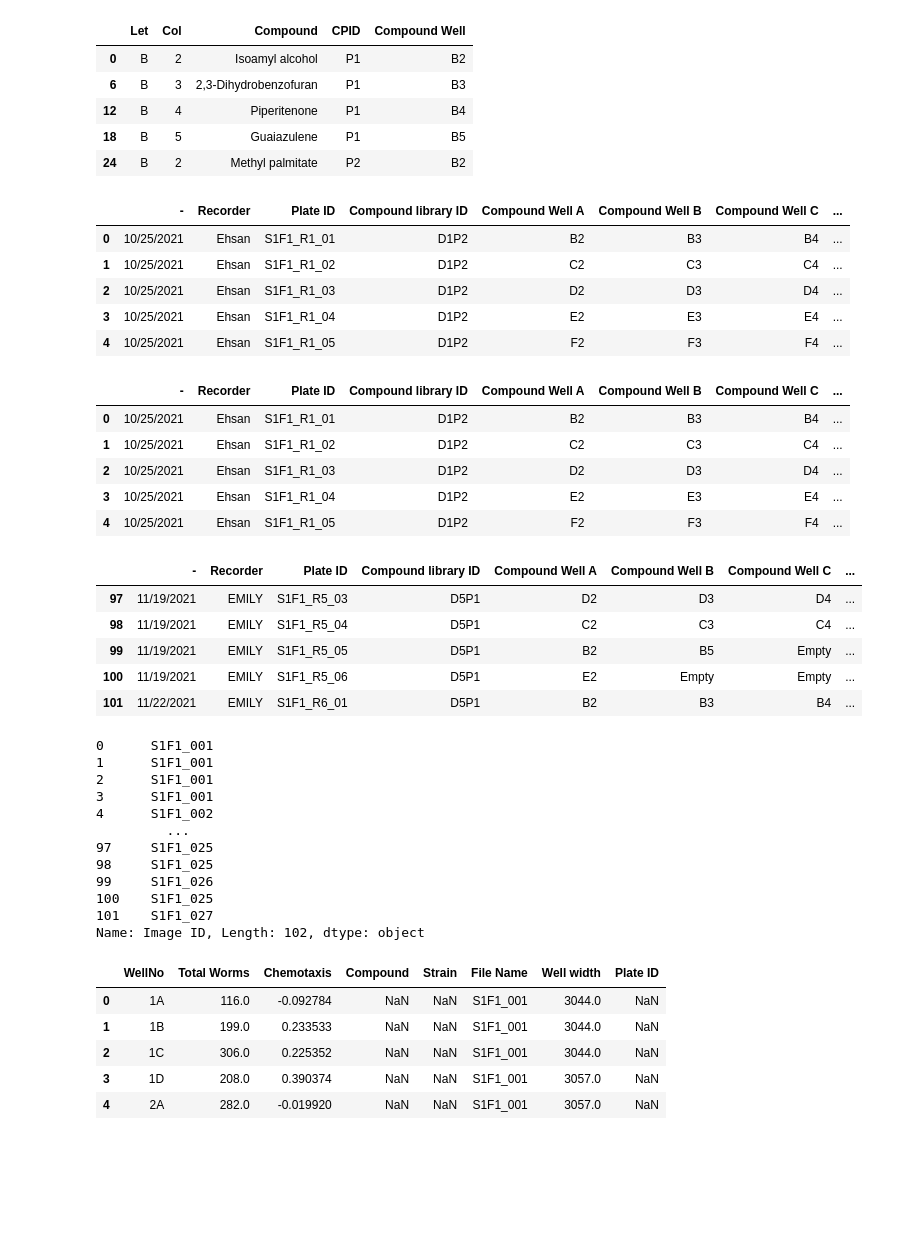
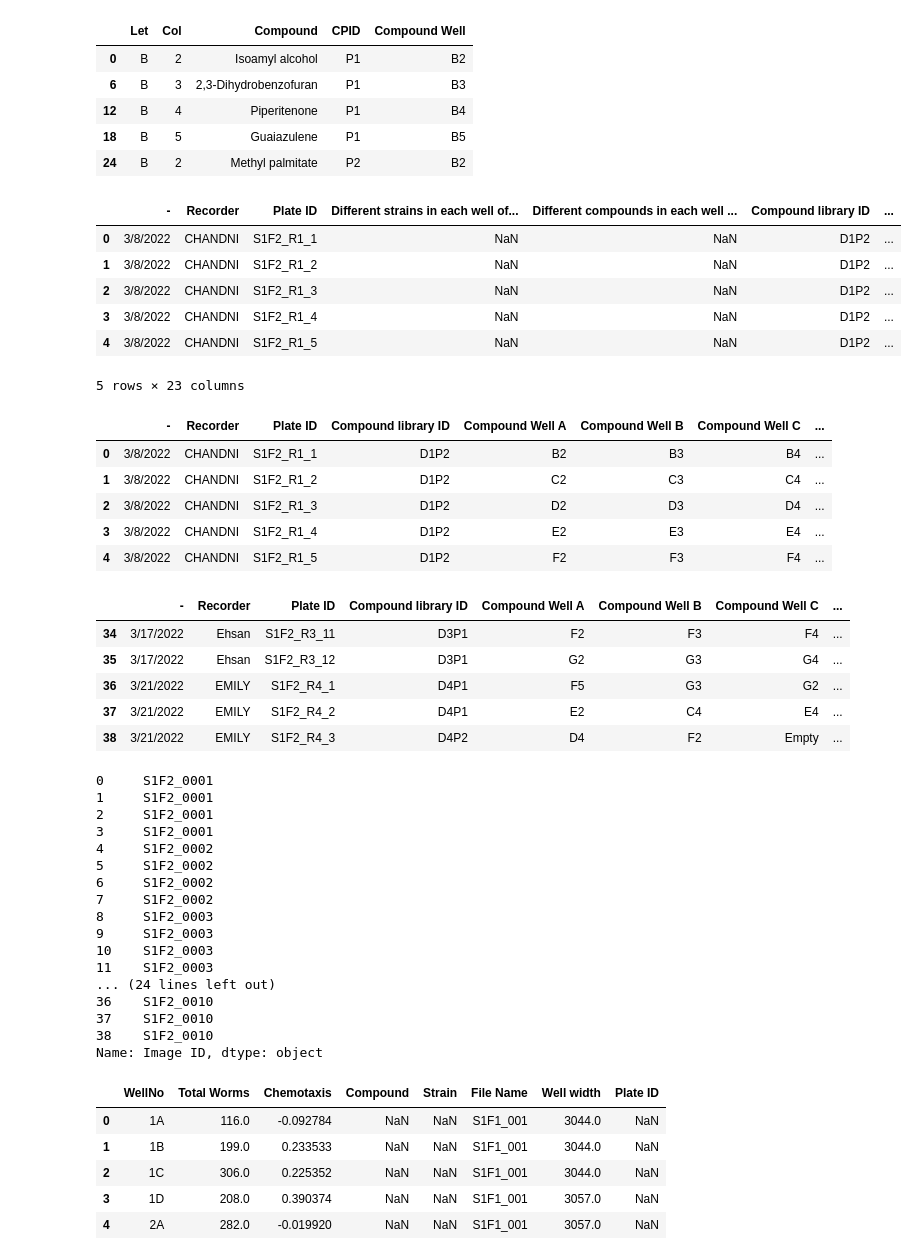
Before and after one commit to Neuroplant-Resources/Neuroplant-OWL, a Jupyter notebook: S1/S1F1_unblinding.ipynb, the cells around one changed output. Cells and saved outputs as stored; diff of their text form; code cells hidden in the pictures; blank space fills up the shorter version.

Commit message:
Connected metadata to wormgui outputs

```diff
--- a/S1/S1F1_unblinding.ipynb
+++ b/S1/S1F1_unblinding.ipynb
@@ -28,17 +28,18 @@ ckey.head()
 | 18 | B | 5 | Guaiazulene | P1 | B5 |
 | 24 | B | 2 | Methyl palmitate | P2 | B2 |
 # %%
-md = pd.read_csv('D:/_2021_08_screen/S1fu/S1F1_metadata.csv', delimiter=',', encoding='utf-8-sig')
-md.drop(md.columns[[3, 4, 12, 13, 16, 17]], axis = 1, inplace = True)
+md = pd.read_csv('C:/Users/Emily/Desktop/current_analysis/S1F2/S1F2_md.csv', delimiter=',', encoding='utf-8-sig')
+#md.drop(md.columns[[3, 4, 12, 13, 16, 17]], axis = 1, inplace = True)
 md['CPID'] = md['Compound library ID'].str[2:4]
 md.head()
 # %% [output]
-|  | - | Recorder | Plate ID | Compound library ID | Compound Well A | Compound Well B | Compound Well C | ... |
-| 0 | 10/25/2021 | Ehsan | S1F1_R1_01 | D1P2 | B2 | B3 | B4 | ... |
-| 1 | 10/25/2021 | Ehsan | S1F1_R1_02 | D1P2 | C2 | C3 | C4 | ... |
-| 2 | 10/25/2021 | Ehsan | S1F1_R1_03 | D1P2 | D2 | D3 | D4 | ... |
-| 3 | 10/25/2021 | Ehsan | S1F1_R1_04 | D1P2 | E2 | E3 | E4 | ... |
-| 4 | 10/25/2021 | Ehsan | S1F1_R1_05 | D1P2 | F2 | F3 | F4 | ... |
+|  | - | Recorder | Plate ID | Different strains in each well of... | Different compounds in each well ... | Compound library ID | ... |
+| 0 | 3/8/2022 | CHANDNI | S1F2_R1_1 | NaN | NaN | D1P2 | ... |
+| 1 | 3/8/2022 | CHANDNI | S1F2_R1_2 | NaN | NaN | D1P2 | ... |
+| 2 | 3/8/2022 | CHANDNI | S1F2_R1_3 | NaN | NaN | D1P2 | ... |
+| 3 | 3/8/2022 | CHANDNI | S1F2_R1_4 | NaN | NaN | D1P2 | ... |
+| 4 | 3/8/2022 | CHANDNI | S1F2_R1_5 | NaN | NaN | D1P2 | ... |
+5 rows × 23 columns
 # %%
 md['Scanner Slot:'] = md['Scanner Slot:'].apply(str)
 # %%
@@ -47,21 +48,21 @@ md = md[df_obj.columns] = df_obj.apply(lambda x: x.str.strip())
 md.head()
 # %% [output]
 |  | - | Recorder | Plate ID | Compound library ID | Compound Well A | Compound Well B | Compound Well C | ... |
-| 0 | 10/25/2021 | Ehsan | S1F1_R1_01 | D1P2 | B2 | B3 | B4 | ... |
-| 1 | 10/25/2021 | Ehsan | S1F1_R1_02 | D1P2 | C2 | C3 | C4 | ... |
-| 2 | 10/25/2021 | Ehsan | S1F1_R1_03 | D1P2 | D2 | D3 | D4 | ... |
-| 3 | 10/25/2021 | Ehsan | S1F1_R1_04 | D1P2 | E2 | E3 | E4 | ... |
-| 4 | 10/25/2021 | Ehsan | S1F1_R1_05 | D1P2 | F2 | F3 | F4 | ... |
+| 0 | 3/8/2022 | CHANDNI | S1F2_R1_1 | D1P2 | B2 | B3 | B4 | ... |
+| 1 | 3/8/2022 | CHANDNI | S1F2_R1_2 | D1P2 | C2 | C3 | C4 | ... |
+| 2 | 3/8/2022 | CHANDNI | S1F2_R1_3 | D1P2 | D2 | D3 | D4 | ... |
+| 3 | 3/8/2022 | CHANDNI | S1F2_R1_4 | D1P2 | E2 | E3 | E4 | ... |
+| 4 | 3/8/2022 | CHANDNI | S1F2_R1_5 | D1P2 | F2 | F3 | F4 | ... |
 # %%
 md = md.fillna('Empty')
 md.tail()
 # %% [output]
 |  | - | Recorder | Plate ID | Compound library ID | Compound Well A | Compound Well B | Compound Well C | ... |
-| 97 | 11/19/2021 | EMILY | S1F1_R5_03 | D5P1 | D2 | D3 | D4 | ... |
-| 98 | 11/19/2021 | EMILY | S1F1_R5_04 | D5P1 | C2 | C3 | C4 | ... |
-| 99 | 11/19/2021 | EMILY | S1F1_R5_05 | D5P1 | B2 | B5 | Empty | ... |
-| 100 | 11/19/2021 | EMILY | S1F1_R5_06 | D5P1 | E2 | Empty | Empty | ... |
-| 101 | 11/22/2021 | EMILY | S1F1_R6_01 | D5P1 | B2 | B3 | B4 | ... |
+| 34 | 3/17/2022 | Ehsan | S1F2_R3_11 | D3P1 | F2 | F3 | F4 | ... |
+| 35 | 3/17/2022 | Ehsan | S1F2_R3_12 | D3P1 | G2 | G3 | G4 | ... |
+| 36 | 3/21/2022 | EMILY | S1F2_R4_1 | D4P1 | F5 | G3 | G2 | ... |
+| 37 | 3/21/2022 | EMILY | S1F2_R4_2 | D4P1 | E2 | C4 | E4 | ... |
+| 38 | 3/21/2022 | EMILY | S1F2_R4_3 | D4P2 | D4 | F2 | Empty | ... |
 # %%
 def add_compoundA(row, compound_map):
     if row['Compound Well A'] != 'Empty':
@@ -111,20 +112,25 @@ md['Compound C'] = md.apply(
 md['Compound D'] = md.apply(
     lambda row: add_compoundD(row, ckey), axis=1)
 # %%
-md['Image ID'] = md['Image ID'].str[:5] + '0' + md['Image ID'].str[5:8]
+#md['Image ID'] = md['Image ID'].str[:5] + '0' + md['Image ID'].str[5:8]
 #md = md.rename(columns = {'test': 'IMID'})
-md['Image ID']
+#md['Image ID']
 # %% [output]
-0      S1F1_001
-1      S1F1_001
-2      S1F1_001
-3      S1F1_001
-4      S1F1_002
-         ...
-97     S1F1_025
-98     S1F1_025
-99     S1F1_026
-100    S1F1_025
-101    S1F1_027
-Name: Image ID, Length: 102, dtype: object
+0     S1F2_0001
+1     S1F2_0001
+2     S1F2_0001
+3     S1F2_0001
+4     S1F2_0002
+5     S1F2_0002
+6     S1F2_0002
+7     S1F2_0002
+8     S1F2_0003
+9     S1F2_0003
+10    S1F2_0003
+11    S1F2_0003
+... (24 lines left out)
+36    S1F2_0010
+37    S1F2_0010
+38    S1F2_0010
+Name: Image ID, dtype: object
 # %%
```
Also changed, not shown: parts of 18 cells of this notebook, 6 other files.
